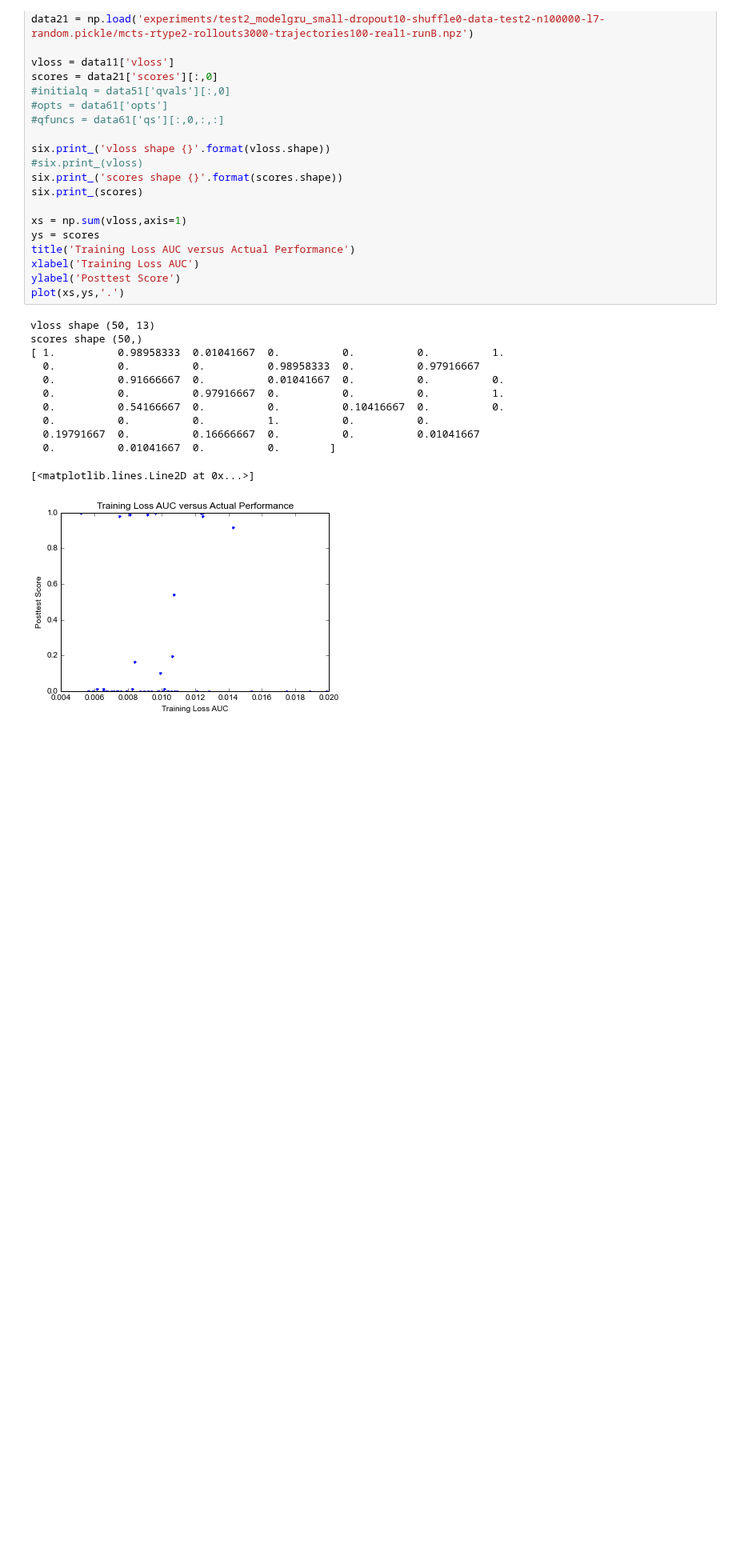
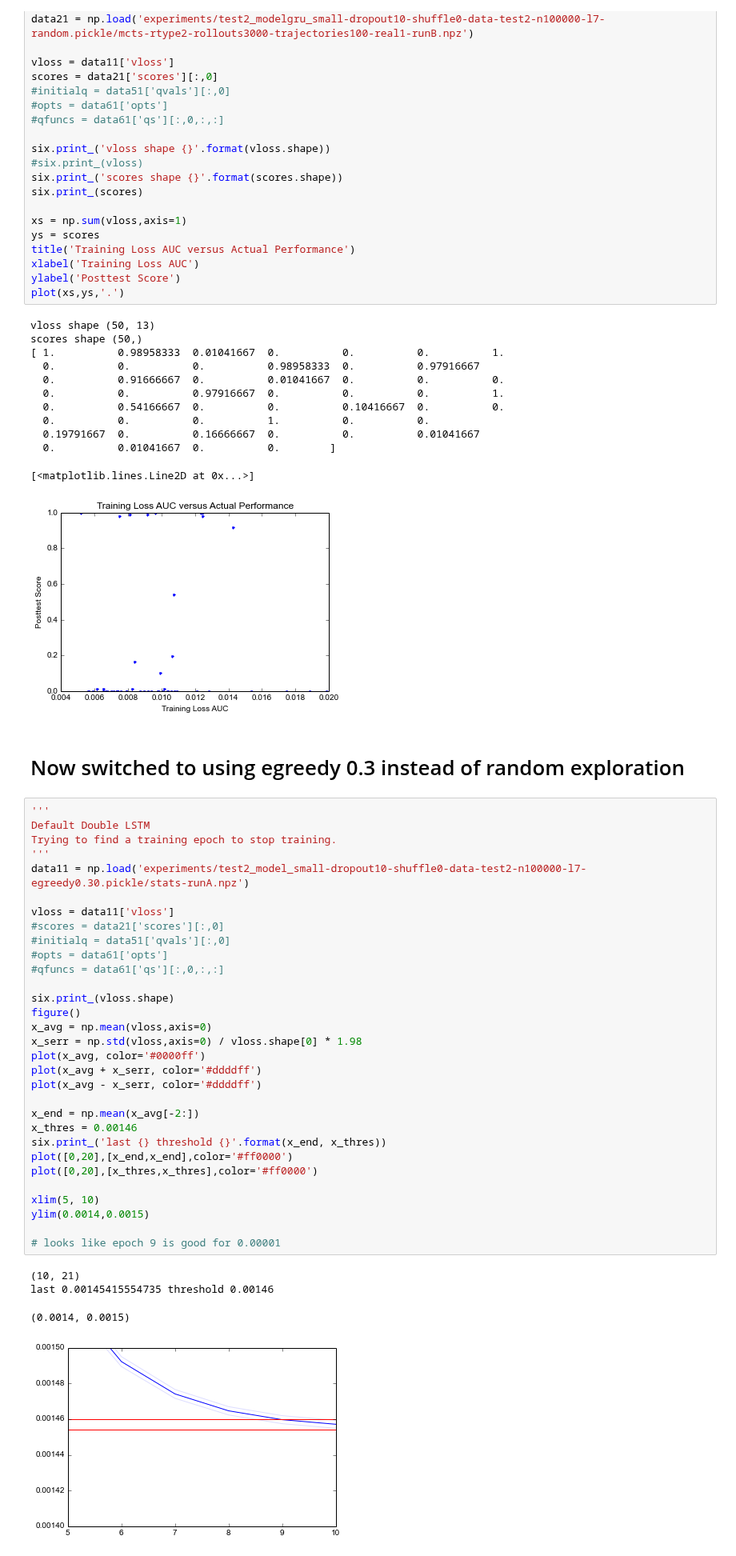
Before and after one commit to lisa-1010/smart-tutor, a Jupyter notebook: code/student2w4l7.ipynb, the cells around one changed output. Shown at 80% size. Drawn from its saved outputs; the diff is of its cells as text; blank space fills up the shorter version.

Commit message:
added code and results for using egreedy0.30 data

```diff
--- a/code/student2w4l7.ipynb
+++ b/code/student2w4l7.ipynb
@@ -237,3 +237,41 @@ scores shape (50,)
   0.          0.01041667  0.          0.        ]
 [<matplotlib.lines.Line2D at 0x...>]
 [figure]
+# %% [markdown]
+# Now switched to using egreedy 0.3 instead of random exploration
+# %%
+'''
+Default Double LSTM
+Trying to find a training epoch to stop training.
+'''
+data11 = np.load('experiments/test2_model_small-dropout10-shuffle0-data-test2-n100000-l7-egreedy0.30.pickle/stats-runA.npz')
+
+vloss = data11['vloss']
+#scores = data21['scores'][:,0]
+#initialq = data51['qvals'][:,0]
+#opts = data61['opts']
+#qfuncs = data61['qs'][:,0,:,:]
+
+six.print_(vloss.shape)
+figure()
+x_avg = np.mean(vloss,axis=0)
+x_serr = np.std(vloss,axis=0) / vloss.shape[0] * 1.98
+plot(x_avg, color='#0000ff')
+plot(x_avg + x_serr, color='#ddddff')
+plot(x_avg - x_serr, color='#ddddff')
+
+x_end = np.mean(x_avg[-2:])
+x_thres = 0.00146
+six.print_('last {} threshold {}'.format(x_end, x_thres))
+plot([0,20],[x_end,x_end],color='#ff0000')
+plot([0,20],[x_thres,x_thres],color='#ff0000')
+
+xlim(5, 10)
+ylim(0.0014,0.0015)
+
+# looks like epoch 9 is good for 0.00001
+# %% [output]
+(10, 21)
+last 0.00145415554735 threshold 0.00146
+(0.0014, 0.0015)
+[figure, added]
```
Also changed, not shown: parts of 2 cells of this notebook, 2 other files.
